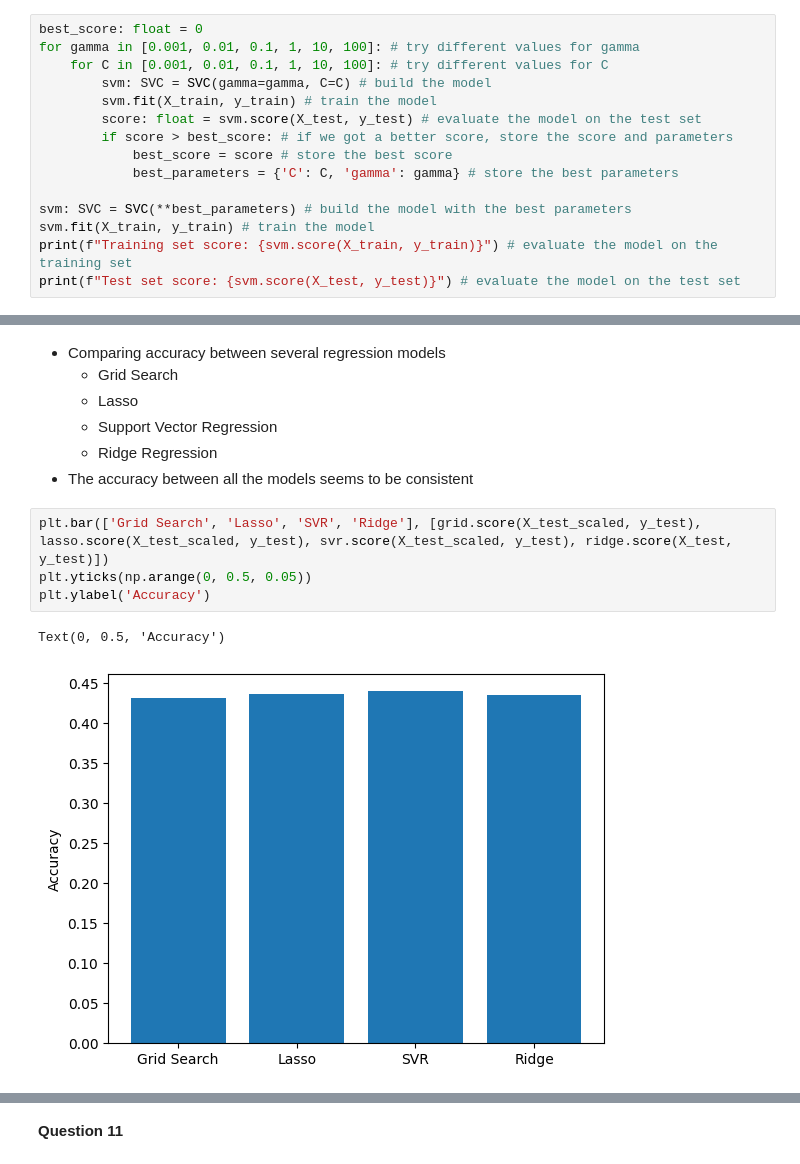
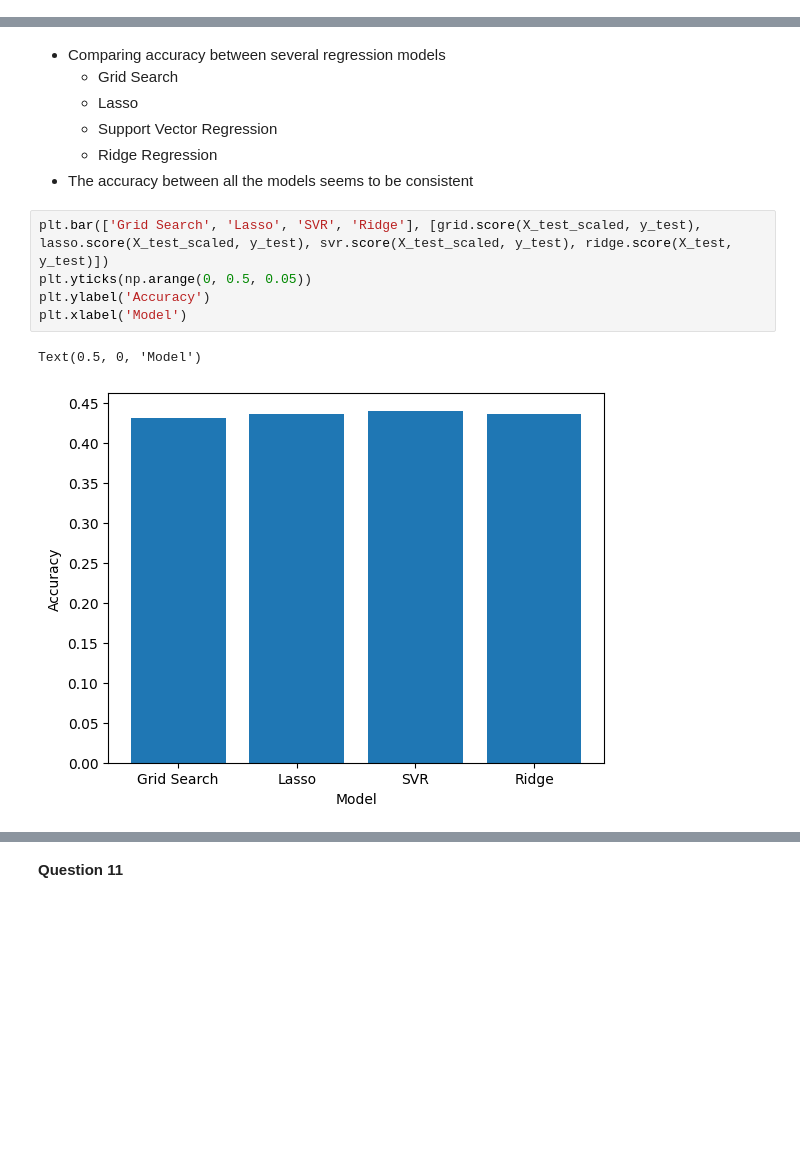
Before and after one commit to mbeps/Machine-Learning-Assignment-2, a Jupyter notebook: Assignment_2.ipynb, the cells around one changed output, grey strips where cells are left out. Saved outputs shown, nothing was run; the diff lists cells and outputs as text; blank space fills up the shorter version.

```diff
--- a/Assignment_2.ipynb
+++ b/Assignment_2.ipynb
@@ -312,15 +310,0 @@ Number of support vectors: 331
-# %%
-best_score: float = 0
-for gamma in [0.001, 0.01, 0.1, 1, 10, 100]: # try different values for gamma
-	for C in [0.001, 0.01, 0.1, 1, 10, 100]: # try different values for C
-		svm: SVC = SVC(gamma=gamma, C=C) # build the model
-		svm.fit(X_train, y_train) # train the model
-		score: float = svm.score(X_test, y_test) # evaluate the model on the test set
-		if score > best_score: # if we got a better score, store the score and parameters
-			best_score = score # store the best score
-			best_parameters = {'C': C, 'gamma': gamma} # store the best parameters
-
-svm: SVC = SVC(**best_parameters) # build the model with the best parameters
-svm.fit(X_train, y_train) # train the model
-print(f"Training set score: {svm.score(X_train, y_train)}") # evaluate the model on the training set
-print(f"Test set score: {svm.score(X_test, y_test)}") # evaluate the model on the test set
@@ -361,7 +344,8 @@ Number of features used: 10
 # %%
 plt.bar(['Grid Search', 'Lasso', 'SVR', 'Ridge'], [grid.score(X_test_scaled, y_test), lasso.score(X_test_scaled, y_test), svr.score(X_test_scaled, y_test), ridge.score(X_test, y_test)])
 plt.yticks(np.arange(0, 0.5, 0.05))
 plt.ylabel('Accuracy')
+plt.xlabel('Model')
 # %% [output]
-Text(0, 0.5, 'Accuracy')
+Text(0.5, 0, 'Model')
-[figure, old version]
+[figure, new version]
```
Also changed, not shown: parts of 8 cells of this notebook.
